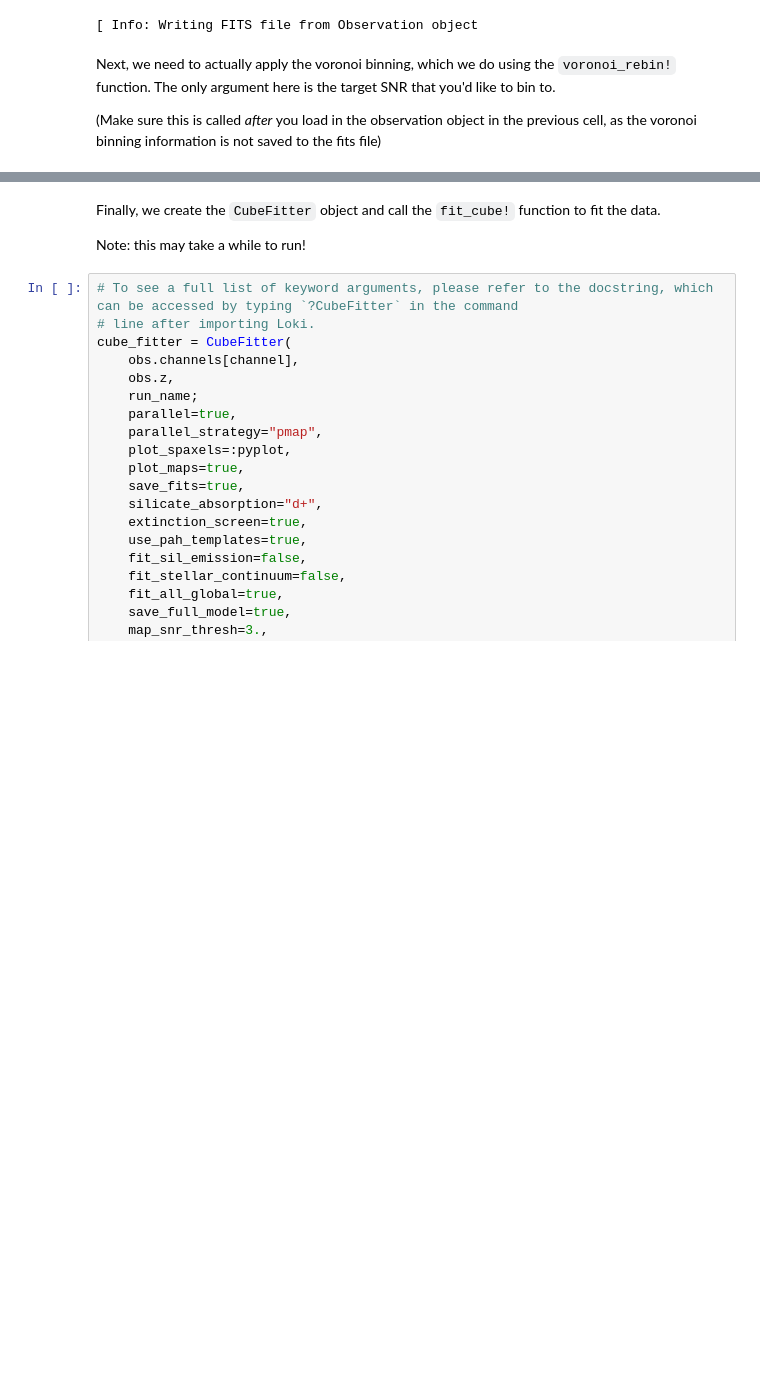
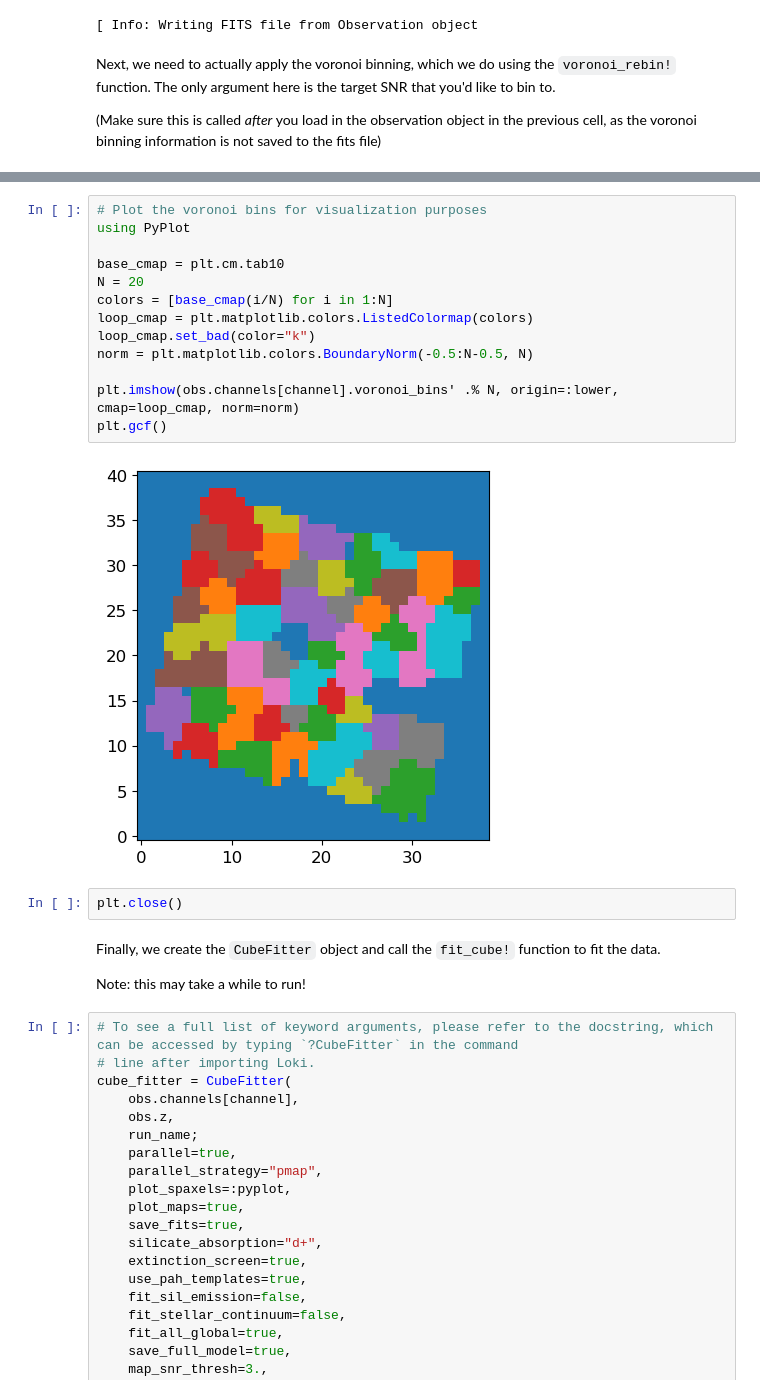
Before and after one commit to Michael-Reefe/Loki.jl, a Jupyter notebook: examples/example_MIRI_vorbin.ipynb, the cells around one changed output, grey strips where cells are left out. Cells and saved outputs as stored; diff of their text form; blank space fills up the shorter version.

```diff
--- a/examples/example_MIRI_vorbin.ipynb
+++ b/examples/example_MIRI_vorbin.ipynb
@@ -97,3 +97,20 @@ voronoi_rebin!(obs.channels[channel], 30., (12.8u"μm", 12.82u"μm"), WeightedVo
+# %%
+# Plot the voronoi bins for visualization purposes
+using PyPlot
+
+base_cmap = plt.cm.tab10
+N = 20
+colors = [base_cmap(i/N) for i in 1:N]
+loop_cmap = plt.matplotlib.colors.ListedColormap(colors)
+loop_cmap.set_bad(color="k")
+norm = plt.matplotlib.colors.BoundaryNorm(-0.5:N-0.5, N)
+
+plt.imshow(obs.channels[channel].voronoi_bins' .% N, origin=:lower, cmap=loop_cmap, norm=norm)
+plt.gcf()
+# %% [output]
+[figure, added]
+# %%
+plt.close()
 # %% [markdown]
 Finally, we create the `CubeFitter` object and call the `fit_cube!` function to fit the data.
 
```
Also changed, not shown: parts of 3 cells of this notebook, 5 other files.
